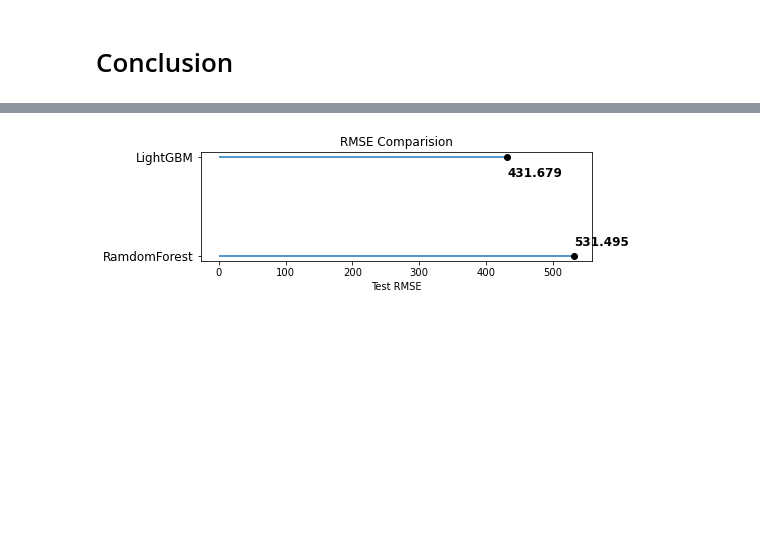
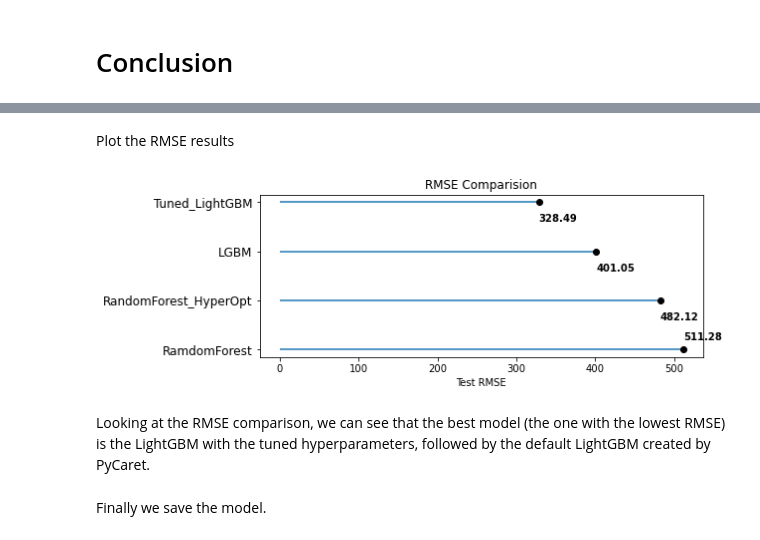
Before and after one commit to MarioGar25/Diamonds-everywhere, a Jupyter notebook: Diamonds-ML-Model.ipynb, the cells around one changed output, grey strips where cells are left out. Cells and saved outputs as stored; diff of their text form; code cells hidden in the pictures; blank space fills up the shorter version.

Commit message:
adding comments, save outputs

```diff
--- a/Diamonds-ML-Model.ipynb
+++ b/Diamonds-ML-Model.ipynb
@@ -710,7 +855,0 @@ tune_lgbm = tune_model(lgbm_reg, search_library="optuna", search_algorithm="tpe"
-# %%
-predict_model(tune_lgbm)
-finalize_lgbm = finalize_model(tune_lgbm)
-predict_model(finalize_lgbm)
-y_pred_lgbm = finalize_lgbm.predict(X_test)
-rmse_lgbm = mse(y_test, y_pred_lgbm)**0.5
-rmse_lgbm
@@ -722,0 +858,2 @@ rmse_lgbm
+# %%
+finalize_t_lgbm = finalize_model(tune_lgbm)
@@ -722,0 +864,4 @@ rmse_lgbm
+# %%
+y_pred_tune_lgbm = finalize_t_lgbm.predict(df_testX)
+rmse_t_lgbm = mse(df_testy, y_pred_tune_lgbm)**0.5
+print(f"The RMSE of the tuned LGBM model is {rmse_t_lgbm}")
@@ -751,5 +885,7 @@ plt.show();
 # %%
+#create DataFrame with the RMSE of the models
 df_error = pd.DataFrame({
-                        "Model": ["RamdomForest", "LightGBM"],
-                        "RMSE": [rmse_rf, rmse_lgbm]
+                        "Model": ["RamdomForest","RandomForest_HyperOpt", "LGBM", "Tuned_LightGBM"],
+                        "RMSE": [rfreg_rmse, rmse_rf, rmse_lgbm, rmse_t_lgbm]
                      }).sort_values("RMSE", ascending=False)
+df_error
@@ -756,12 +898,21 @@ df_error = pd.DataFrame({
+# %% [markdown]
+Plot the RMSE results
 # %%
-plt.figure(figsize=(7,2))
+plt.figure(figsize=(8,3))
 plt.hlines(df_error.Model, xmin=0, xmax=df_error.RMSE)
 plt.plot(df_error.RMSE, df_error.Model, "o", color="black")
 plt.tick_params(axis="y", labelsize=12)
 plt.title("RMSE Comparision")
 plt.xlabel("Test RMSE")
-plt.text(x = rmse_lgbm+0.5, y=0.8, s=rmse_lgbm.round(3), fontdict={"weight": "bold","size": 12})
-plt.text(x = rmse_rf, y=0.1, s=rmse_rf.round(3), fontdict={"weight": "bold","size": 12})
+plt.text(x = rfreg_rmse, y=0.2, s = rfreg_rmse.round(2), fontdict={"weight": "bold","size": 10})
+plt.text(x = rmse_rf, y=0.6, s=rmse_rf.round(2), fontdict={"weight": "bold","size": 10})
+plt.text(x = rmse_lgbm, y=1.6, s=rmse_lgbm.round(2), fontdict={"weight": "bold","size": 10})
+plt.text(x = rmse_t_lgbm, y=2.6, s=rmse_t_lgbm.round(2), fontdict={"weight": "bold","size": 10})
+plt.savefig("output/Comparative_errors.jpg", dpi = 100)
 plt.show;
 # %% [output]
-[figure, old version]
+[figure, new version]
+# %% [markdown]
+Looking at the RMSE comparison, we can see that the best model (the one with the lowest RMSE) is the LightGBM with the tuned hyperparameters, followed by the default LightGBM created by PyCaret.
+# %% [markdown]
+Finally we save the model.
```
Also changed, not shown: parts of 75 cells of this notebook, 9 other files.
